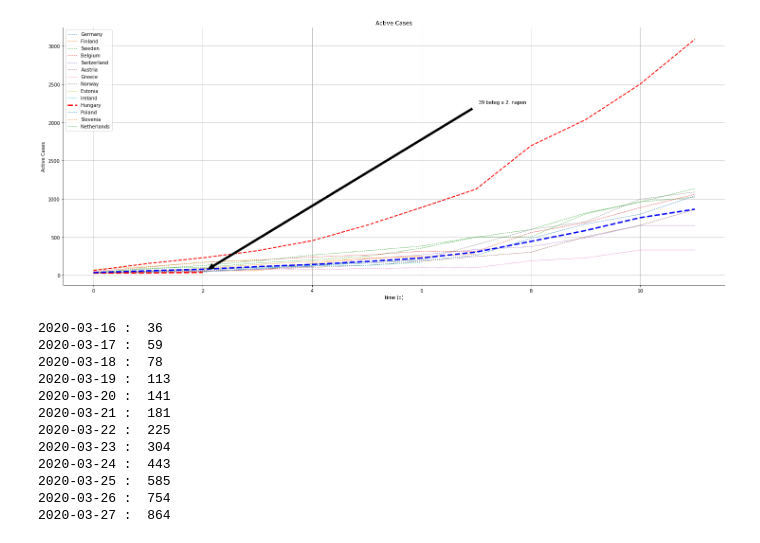
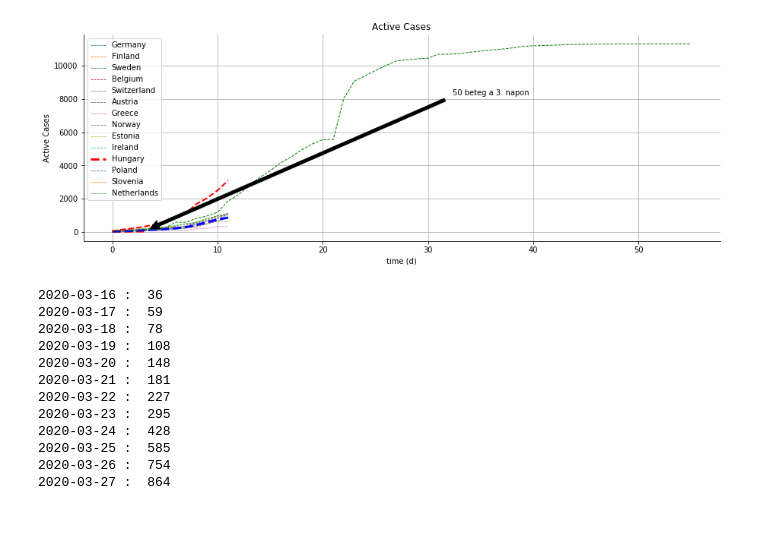
Before and after one commit to sandorkonya/COVID_HUN, a Jupyter notebook: COVID.ipynb, the cells around one changed output. Drawn from its saved outputs; the diff is of its cells as text; code cells hidden in the pictures.

```diff
--- a/COVID.ipynb
+++ b/COVID.ipynb
@@ -13,8 +13,8 @@ from IPython import display
 from ipywidgets import interact, widgets
 
 ## Read Data for Cases, Deaths and Recoveries
-ConfirmedCases_raw=pd.read_csv('https://raw.githubusercontent.com/CSSEGISandData/COVID-19/master/csse_covid_19_data/csse_covid_19_time_series/time_series_19-covid-Confirmed.csv')
+#ConfirmedCases_raw=pd.read_csv('https://raw.githubusercontent.com/CSSEGISandData/COVID-19/master/csse_covid_19_data/csse_covid_19_time_series/time_series_19-covid-Confirmed.csv')
 #Deaths_raw=pd.read_csv('https://raw.githubusercontent.com/CSSEGISandData/COVID-19/master/csse_covid_19_data/csse_covid_19_time_series/time_series_19-covid-Deaths.csv')
 #Recoveries_raw=pd.read_csv('https://raw.githubusercontent.com/CSSEGISandData/COVID-19/master/csse_covid_19_data/csse_covid_19_time_series/time_series_19-covid-Recovered.csv')
 
-#ConfirmedCases_raw=pd.read_csv('./time_series_19-covid-Confirmed.csv')
+ConfirmedCases_raw=pd.read_csv('./time_series_19-covid-Confirmed.csv')
@@ -35,6 +41,10 @@ days_after_cutoff = 12
 
 best_case_data = ConfirmedCases_raw[ConfirmedCases_raw["Country/Region"].str.contains('Austria|Greece|Hungary|Poland|Estonia|Ireland|Luxemburg|Germany|Norway|Switzerland|Sweden|Slovenia|Belgium|Netherlands|Finland|Ireland', case= False, regex= True)].T[4:]
 worst_case_data = ConfirmedCases_raw[ConfirmedCases_raw["Country/Region"].str.contains('Spain|Italy', case= False, regex= True)].T[4:]
+
+hubei_case_data = ConfirmedCases_raw[ConfirmedCases_raw["Country/Region"].str.contains('China', case= False)].loc[154].T[4:]
+hubei_case_country_data = hubei_case_data.values/6
+
 
 best_case_country_data = []
 best_case_countries = []
@@ -52,6 +62,7 @@ for i in worst_case_data.columns[:-1]:
     #print(ConfirmedCases_raw[ConfirmedCases_raw.index == i]["Country/Region"].values[0])
     worst_case_countries.append(ConfirmedCases_raw[ConfirmedCases_raw.index == i]["Country/Region"].values[0])
     worst_case_country_data.append(worst_case_data[worst_case_data[(worst_case_data[i] > case_num)].index[0]:][i].reset_index(drop=True).values)
+
 
 
 
@@ -70,34 +81,36 @@ k = 0
 
 for i in best_case_country_data:
 
     if best_case_countries.index("Hungary") == k:
         ax.plot(i,'r--', linewidth=3.0)
         #dot = ax.plot(i.argmax(), i.max(), marker='o', markersize=6, color="green")
         ax.annotate(str(int(i.max())) + " beteg a " + str(int(i.argmax())) + ". napon", xy=(i.argmax(), (i.max())),  xycoords='data',
             xytext=(0.7, 0.7), textcoords='axes fraction',
             arrowprops=dict(facecolor='black', shrink=0.02),
             horizontalalignment='right', verticalalignment='bottom',
             )
     else:
         ax.plot(i[:days_after_cutoff], '--', linewidth=0.8)
     k = k+1
 
 plt.legend(best_case_countries)
 plt.rcParams['figure.figsize'] = [25, 10]
 
 ax.plot(best_mean_cases, 'b--', linewidth=3.0)
 ax.plot(worst_mean_cases, 'r--', linewidth=2.0)
 
+ax.plot(hubei_case_country_data, 'g--', linewidth=1.0)
+
 ax.set(xlabel='time (d)', ylabel='Active Cases', title='Active Cases')
 ax.grid()
 
 for spine in ('top', 'right'):
     ax.spines[spine].set_visible(False)
 
 fig.savefig("covid_16_03.png")
 plt.show()
 # %% [output]
-[figure, old version]
+[figure, new version]
 # %%
 d = 16
 index = 0
@@ -109,12 +122,12 @@ for i in range(0,len(best_mean_cases)):
 2020-03-16 :  36
 2020-03-17 :  59
 2020-03-18 :  78
-2020-03-19 :  113
-2020-03-20 :  141
+2020-03-19 :  108
+2020-03-20 :  148
 2020-03-21 :  181
-2020-03-22 :  225
-2020-03-23 :  304
-2020-03-24 :  443
+2020-03-22 :  227
+2020-03-23 :  295
+2020-03-24 :  428
 2020-03-25 :  585
 2020-03-26 :  754
 2020-03-27 :  864
```
Also changed, not shown: parts of 4 cells of this notebook.
